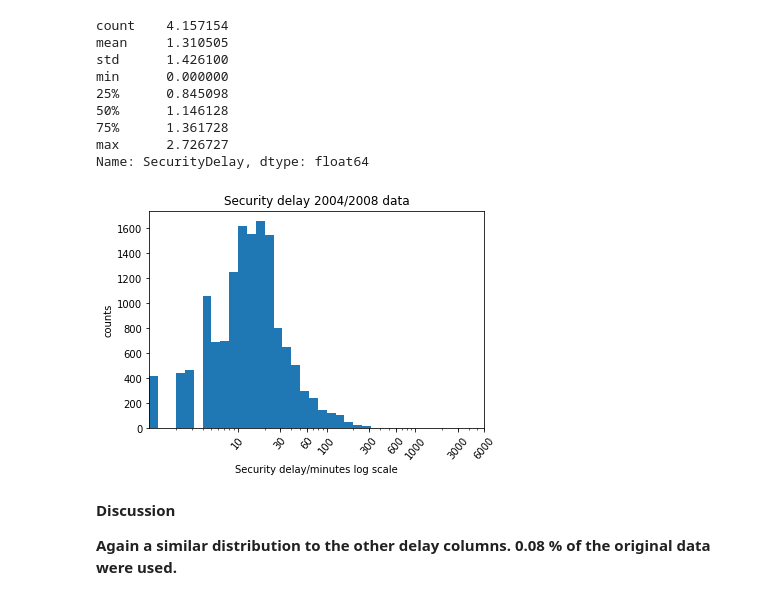
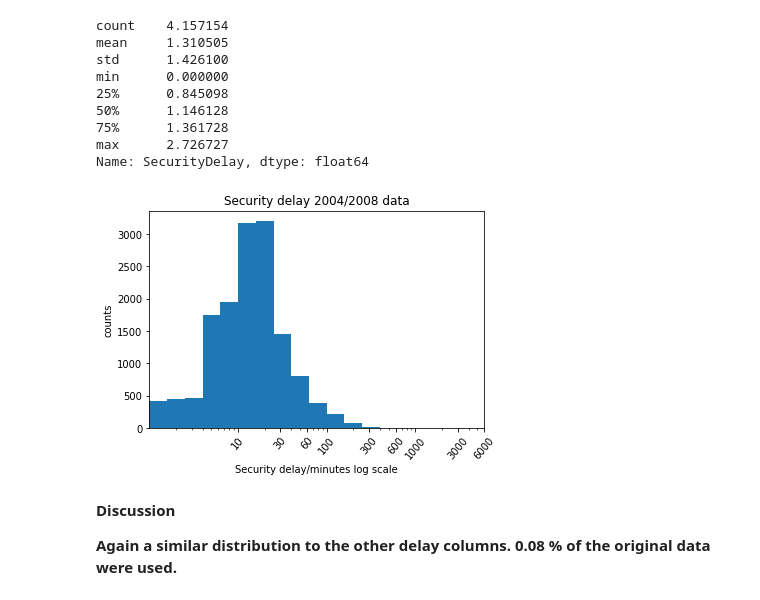
Before and after one commit to ToHa1966/Flights, a Jupyter notebook: Flights.ipynb, the cells around one changed output. Cells and saved outputs as stored; diff of their text form; code cells hidden in the pictures.

```diff
--- a/Flights.ipynb
+++ b/Flights.ipynb
@@ -1562,18 +1576,18 @@ max      2.726727
 Name: SecurityDelay, dtype: float64
 # %%
 # log transform NAS delay data
-bin_edges = 10 ** np.arange(0, 2.73 + 0.1, 0.1 )
+bin_edges = 10 ** np.arange(0, 2.73 + 0.2, 0.2 )
 plt.hist(data = df_cct_0408_poss, x = 'SecurityDelay', bins = bin_edges);
 plt.xscale('log');
 tic_loc = [0, 10, 30, 60, 100, 300, 600, 1000, 3000, 6000]
 plt.xticks(tic_loc, tic_loc)
 plt.xticks(rotation=50);
 plt.xlim(0,6000);
 plt.xlabel('Security delay/minutes log scale')
 plt.ylabel('counts')
 plt.title('Security delay 2004/2008 data');
 # %% [output]
-[figure, old version]
+[figure, new version]
 # %% [markdown]
 **Discussion**
 
```
Also changed, not shown: parts of 61 cells of this notebook.
